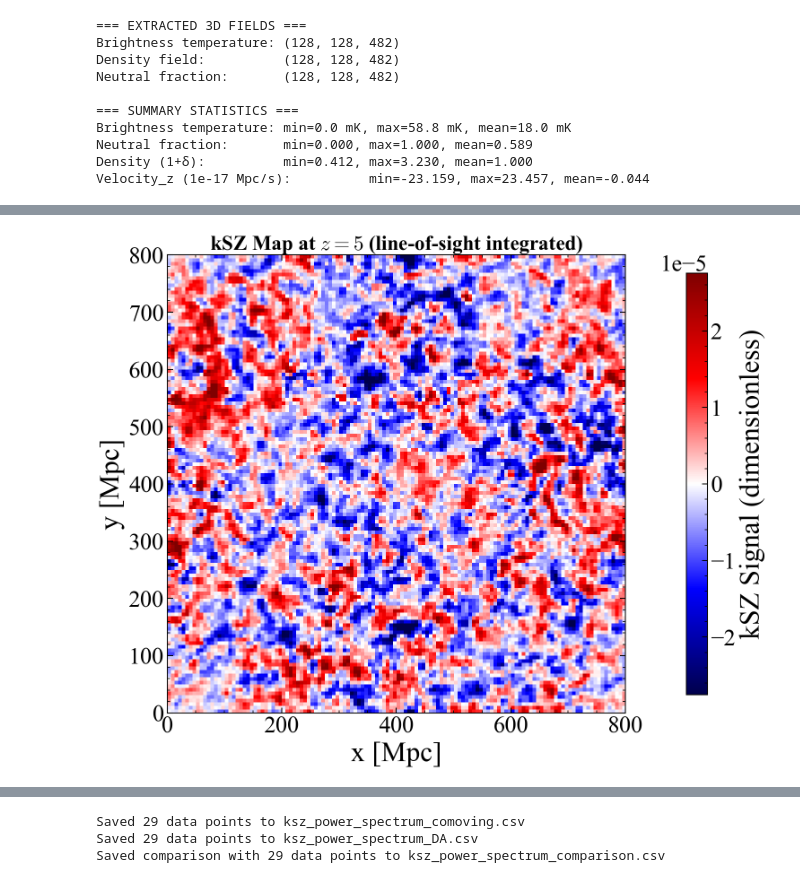
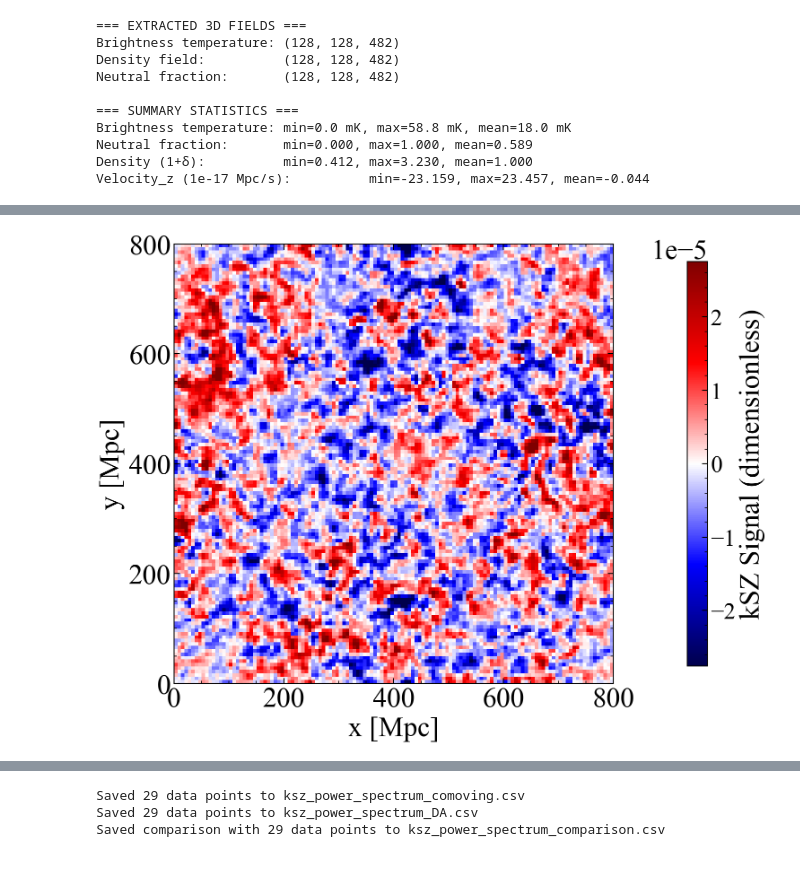
Before and after one commit to swanith01/Swanith_DP2_GitBranch, a Jupyter notebook: Plots/Lightconer_v3/Tomas_v3_Attempt.ipynb, the cells around one changed output, grey strips where cells are left out. Saved outputs shown, nothing was run; the diff lists cells and outputs as text; code cells hidden in the pictures.

```diff
--- a/Plots/Lightconer_v3/Tomas_v3_Attempt.ipynb
+++ b/Plots/Lightconer_v3/Tomas_v3_Attempt.ipynb
@@ -1172,75 +1014,99 @@ lightcone.kSZ_map = kSZ_map
 # PLOT: kSZ Map at z=5 (final observer slice)
 # =============================================================================
 
-fig, ax = plt.subplots(1, 1, figsize=(10, 10), constrained_layout=True)
+def plot_kSZ_map(ax):
+    im = ax.imshow(
+        kSZ_map.T,
+        cmap='seismic',
+        origin='lower',
+        extent=[0, user_params.BOX_LEN, 0, user_params.BOX_LEN],
+        aspect='equal'
+    )
 
-# Plot the kSZ map
-im = ax.imshow(kSZ_map.T,  # Transpose for proper orientation
-               cmap='seismic',
-               origin='lower',
-               extent=[0, user_params.BOX_LEN, 0, user_params.BOX_LEN],
-               aspect='equal')
+    # Symmetric colour limits
+    vmax_map = np.percentile(np.abs(kSZ_map), 99)
+    im.set_clim(-vmax_map, vmax_map)
 
-# Set symmetric color limits
-vmax_map = np.percentile(np.abs(kSZ_map), 99)
-im.set_clim(-vmax_map, vmax_map)
+    # Colorbar
+    fig = ax.figure
+    cbar = fig.colorbar(im, ax=ax, fraction=0.046, pad=0.04)
+    cbar.set_label(r'kSZ Signal (dimensionless)')
+    cbar.ax.tick_params(labelsize=25)
 
-# Colorbar
-cbar = plt.colorbar(im, ax=ax, fraction=0.046, pad=0.04)
-cbar.set_label(r'kSZ Signal (dimensionless)', fontsize=30)
-cbar.ax.tick_params(labelsize=25)
+    # Labels
+    ax.set_xlabel('x [Mpc]')
+    ax.set_ylabel('y [Mpc]')
 
-# Labels
-ax.set_xlabel('x [Mpc]')
-ax.set_ylabel('y [Mpc]')
 
-# Save PDF without title
 plot_name = "kSZ_map_z5"
 
+# Preview PDF style
+with mpl.rc_context(PDF_STYLE):
+    fig, ax = plt.subplots(1, 1, figsize=(10, 10), constrained_layout=True)
+    plot_kSZ_map(ax)
+    plt.show()
+
+# Save PDF + PNG
 save_pdf_png(
-    fig,
-    ax,
+    plot_func=plot_kSZ_map,
     plot_dir=plot_dir,
     plot_name=plot_name,
     title=r"kSZ Map at $z=5$ (line-of-sight integrated)"
 )
 
 print(f"Saved: {plot_name}")
-plt.show()
-
 
 # =============================================================================
 # PLOT: Histogram of kSZ Map Values
 # =============================================================================
 
-fig, ax = plt.subplots(1, 1, figsize=(10, 7), constrained_layout=True)
+def plot_kSZ_hist(ax):
+    ax.hist(
+        kSZ_map.flatten(),
+        bins=100,
+        color='darkblue',
+        alpha=0.7,
+        edgecolor='black'
+    )
 
-ax.hist(kSZ_map.flatten(), bins=100, color='darkblue', alpha=0.7, edgecolor='black')
+    ax.axvline(0, color='red', linestyle='--', linewidth=2, alpha=0.5)
 
-ax.set_xlabel('kSZ Signal (dimensionless)')
-ax.set_ylabel('Number of Pixels')
-#ax.grid(True, alpha=0.3)
-ax.axvline(0, color='red', linestyle='--', linewidth=2, alpha=0.5, label='Zero')
-#ax.legend(fontsize=14)
+    ax.set_xlabel('kSZ Signal (dimensionless)')
+    ax.set_ylabel('Number of Pixels')
 
-# Add statistics text
-stats_text = f"Mean: {kSZ_map.mean():.2e}\nStd: {kSZ_map.std():.2e}\nRMS: {np.sqrt(np.mean(kSZ_map**2)):.2e}"
-ax.text(0.05, 0.95, stats_text, transform=ax.transAxes, fontsize=20,
-        verticalalignment='top', bbox=dict(boxstyle='round', facecolor='wheat', alpha=0.5))
+    stats_text = (
+        f"Mean: {kSZ_map.mean():.2e}\n"
+        f"Std: {kSZ_map.std():.2e}\n"
+        f"RMS: {np.sqrt(np.mean(kSZ_map**2)):.2e}"
+    )
 
-# Save PDF without title
+    ax.text(
+        0.05, 0.95,
+        stats_text,
+        transform=ax.transAxes,
+        verticalalignment='top',
+        bbox=dict(boxstyle='round', facecolor='wheat', alpha=0.5)
+    )
+
+
 plot_name = "kSZ_map_histogram"
 
+# Preview PDF style
+with mpl.rc_context(PDF_STYLE):
+    fig, ax = plt.subplots(1, 1, figsize=(10, 7), constrained_layout=True)
+    plot_kSZ_hist(ax)
+    plt.show()
+
+# Save PDF + PNG
 save_pdf_png(
-    fig,
-    ax,
+    plot_func=plot_kSZ_hist,
     plot_dir=plot_dir,
     plot_name=plot_name,
     title="kSZ Map Pixel Distribution"
 )
 
 print(f"Saved: {plot_name}")
-plt.show()
+
 
 # =============================================================================
 # Summary
@@ -1277 +1143 @@ Saved: kSZ_map_z5
-[figure, old version]
+[figure, new version]
```
Also changed, not shown: parts of 8 cells of this notebook.
